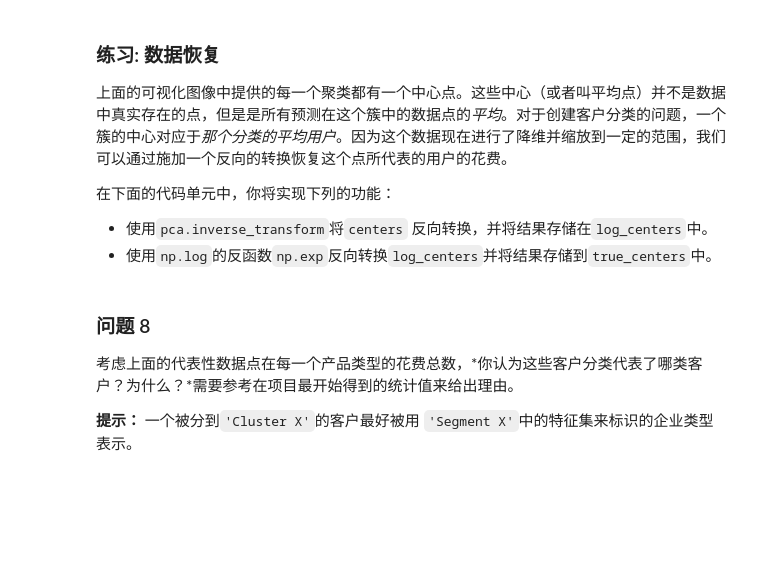
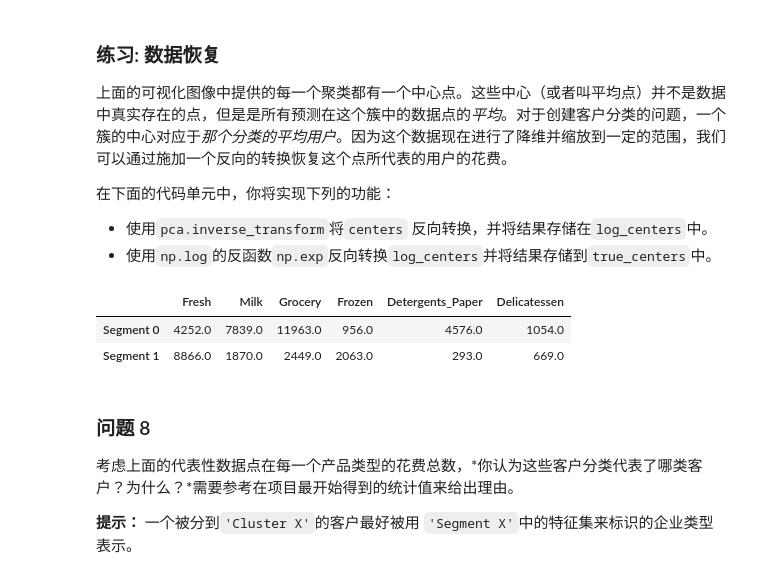
Before and after one commit to bit-rain/creating_customer_segments, a Jupyter notebook: customer_segments.ipynb, the cells around one changed output. Cells and saved outputs as stored; diff of their text form; code cells hidden in the pictures; blank space fills up the shorter version.

```diff
--- a/customer_segments.ipynb
+++ b/customer_segments.ipynb
@@ -318,12 +331,15 @@ display(pd.DataFrame(np.round(pca_samples, 4), columns = pca_results.index.value
 # %%
 # TODO：通过在good data上进行PCA，将其转换成两个维度
 pca = None
+from sklearn.decomposition import PCA
+pca = PCA(n_components=2)
+pca.fit(good_data)
 
 # TODO：使用上面训练的PCA将good data进行转换
-reduced_data = None
+reduced_data = pca.transform(good_data)
 
 # TODO：使用上面训练的PCA将log_samples进行转换
-pca_samples = None
+pca_samples = pca.transform(log_samples)
 
 # 为降维后的数据创建一个DataFrame
 reduced_data = pd.DataFrame(reduced_data, columns = ['Dimension 1', 'Dimension 2'])
@@ -370,16 +396,20 @@ vs.biplot(good_data, reduced_data, pca)
    - 将轮廓系数赋值给`score`并输出结果。
 # %%
 # TODO：在降维后的数据上使用你选择的聚类算法
-clusterer = None
+from sklearn.cluster import KMeans
+kmeans = KMeans(n_clusters=2, random_state=0)
+kmeans.fit(reduced_data)
 
 # TODO：预测每一个点的簇
-preds = None
+preds = kmeans.predict(reduced_data)
 
 # TODO：找到聚类中心
-centers = None
+centers = kmeans.cluster_centers_
 
 # TODO：预测在每一个转换后的样本点的类
-sample_preds = None
+sample_preds = kmeans.predict(pca_samples)
 
 # TODO：计算选择的类别的平均轮廓系数（mean silhouette coefficient）
-score = None
+from sklearn.metrics import silhouette_score
+score = silhouette_score(reduced_data, preds, metric='euclidean')
+print score
@@ -404,16 +441,20 @@ vs.cluster_results(reduced_data, preds, centers, pca_samples)
  - 使用`np.log`的反函数`np.exp`反向转换`log_centers`并将结果存储到`true_centers`中。
 # %%
 # TODO：反向转换中心点
-log_centers = None
+log_centers = pca.inverse_transform(centers)
 
 # TODO：对中心点做指数转换
-true_centers = None
+true_centers = np.exp(log_centers)
 
 # 显示真实的中心点
 segments = ['Segment {}'.format(i) for i in range(0,len(centers))]
 true_centers = pd.DataFrame(np.round(true_centers), columns = data.keys())
 true_centers.index = segments
 display(true_centers)
+# %% [output]
+|  | Fresh | Milk | Grocery | Frozen | Detergents_Paper | Delicatessen |
+| Segment 0 | 4252.0 | 7839.0 | 11963.0 | 956.0 | 4576.0 | 1054.0 |
+| Segment 1 | 8866.0 | 1870.0 | 2449.0 | 2063.0 | 293.0 | 669.0 |
 # %% [markdown]
 ### 问题 8
 考虑上面的代表性数据点在每一个产品类型的花费总数，*你认为这些客户分类代表了哪类客户？为什么？*需要参考在项目最开始得到的统计值来给出理由。
```
Also changed, not shown: parts of 27 cells of this notebook, 1 other file.
